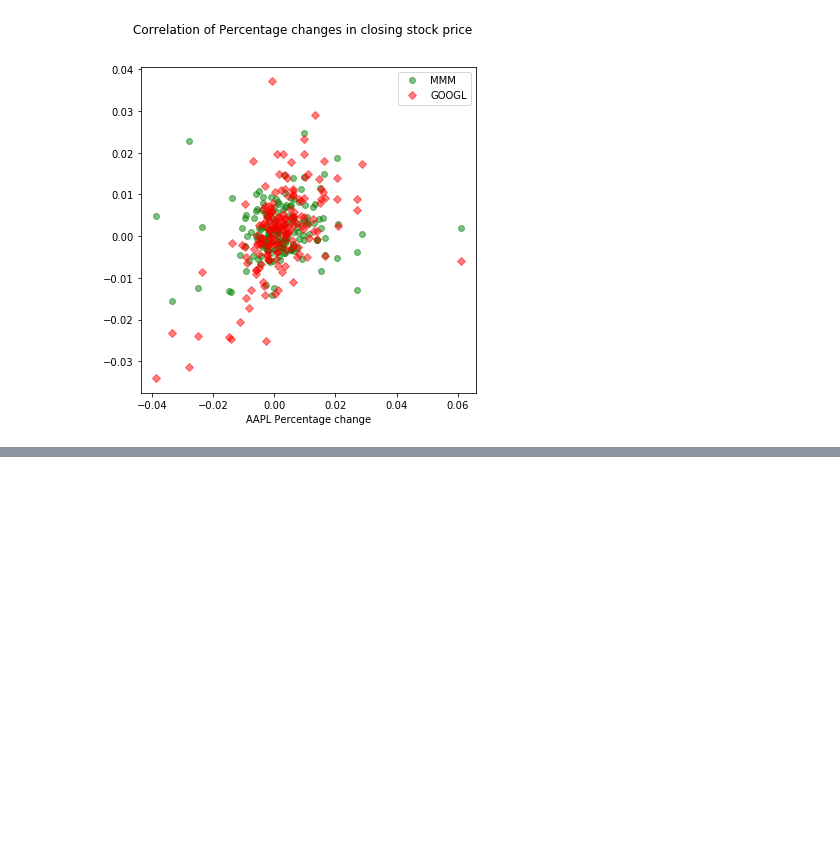
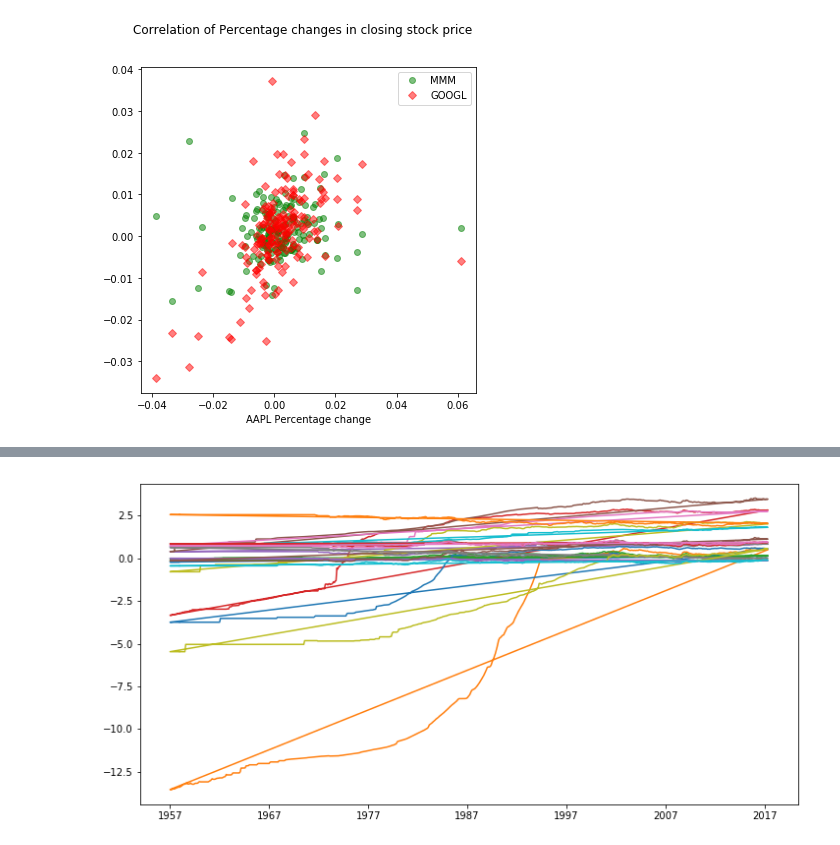
Before and after one commit to uliang/First-steps-with-the-Python-language, a Jupyter notebook: Unit3_1.ipynb, the cells around one changed output, grey strips where cells are left out. Cells and saved outputs as stored; diff of their text form; code cells hidden in the pictures; blank space fills up the shorter version.

Commit message:
added currency exchange plot

```diff
--- a/Unit3_1.ipynb
+++ b/Unit3_1.ipynb
@@ -137,0 +139,4 @@ ax2.set_x
+# %%
+oecd_currency = web.DataReader("MEI_FIN", "oecd", end=datetime(2017,7,24))
+
+oecd_currency.head()
@@ -137,0 +163,18 @@ ax2.set_x
+# %%
+idx = pd.IndexSlice
+# %%
+monthly = oecd_currency.index.to_series().loc[lambda x: x.map(lambda y: len(y)==8)]
+# %%
+oecd_currency_xchange = (oecd_currency.sort_index(axis=1, ascending=True)
+                                      .loc[:, idx["Currency exchange rates, monthly average",:,"Monthly"]]
+                                      .loc[monthly, :]
+                                      .dropna(axis=0,how="all")
+                                      .dropna(axis=1, how="any")
+                                      .reset_index("Time")
+                                      .sort_index(axis=1, ascending=True)
+                                      .assign(convertTime=lambda df: pd.to_datetime(df.Time))
+                                      .set_index("convertTime")
+                                      .drop("Time", axis=1)
+                                      .apply(np.log10))
+
+oecd_currency_xchange.head()
@@ -137,0 +191,7 @@ ax2.set_x
+# %%
+fig4, ax4 = plt.subplots(figsize=(12,6))
+
+for _ in range(oecd_currency_xchange.shape[1]):
+    ax4.plot(oecd_currency_xchange.iloc[:,_])
+# %% [output]
+[figure, added]
```
Also changed, not shown: parts of 8 cells of this notebook.
